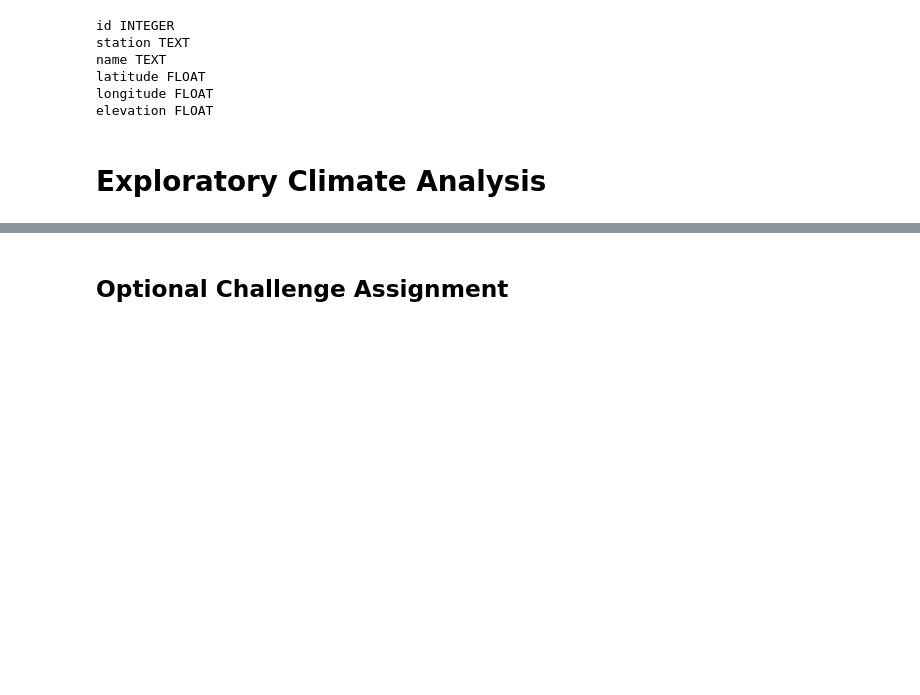
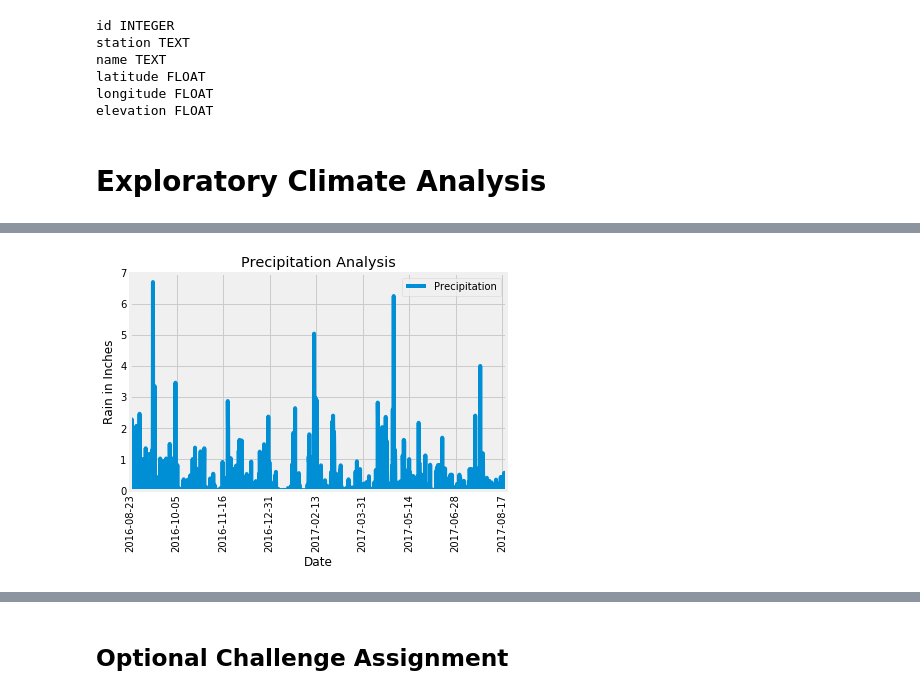
Before and after one commit to MTQMcCarthy/sqlalchemy-challenge, a Jupyter notebook: sqlalchemy/climate_starter.ipynb, the cells around one changed output, grey strips where cells are left out. Cells and saved outputs as stored; diff of their text form; code cells hidden in the pictures; blank space fills up the shorter version.

```diff
--- a/sqlalchemy/climate_starter.ipynb
+++ b/sqlalchemy/climate_starter.ipynb
@@ -99,10 +84,11 @@ measurement.date measurement.prcp
 # Perform a query to retrieve the data and precipitation scores
 
 # Save the query results as a Pandas DataFrame and set the index to the date column
-stmt = session.query(Emoji).\
-    order_by(Emoji.score.desc()).statement
-df2 = pd.read_sql_query(stmt, session.bind)
-df2.head(10)
+df = pd.DataFrame(prior12_precip)
+df.set_index('date')
+df=df.dropna()
+df.head()
+
 # Sort the dataframe by date
-
-# Use Pandas Plotting with Matplotlib to plot the data
+df = df.sort_values("date")
+df.head()
@@ -109,3 +102,15 @@ df2.head(10)
+# %%
+# Use Pandas Plotting with Matplotlib to plot the data
+df.plot('date', 'prcp')
+plt.ylim(0,7)
+plt.xlabel("Date")
+plt.ylabel("Rain in Inches")
+plt.title("Precipitation Analysis")
+plt.legend(["Precipitation"])
+plt.xticks(rotation=90)
+plt.show()
+# %% [output]
+[figure, added]
 # %% [markdown]
 ![precipitation](Images/precipitation.png)
 # %%
```
Also changed, not shown: parts of 11 cells of this notebook.
